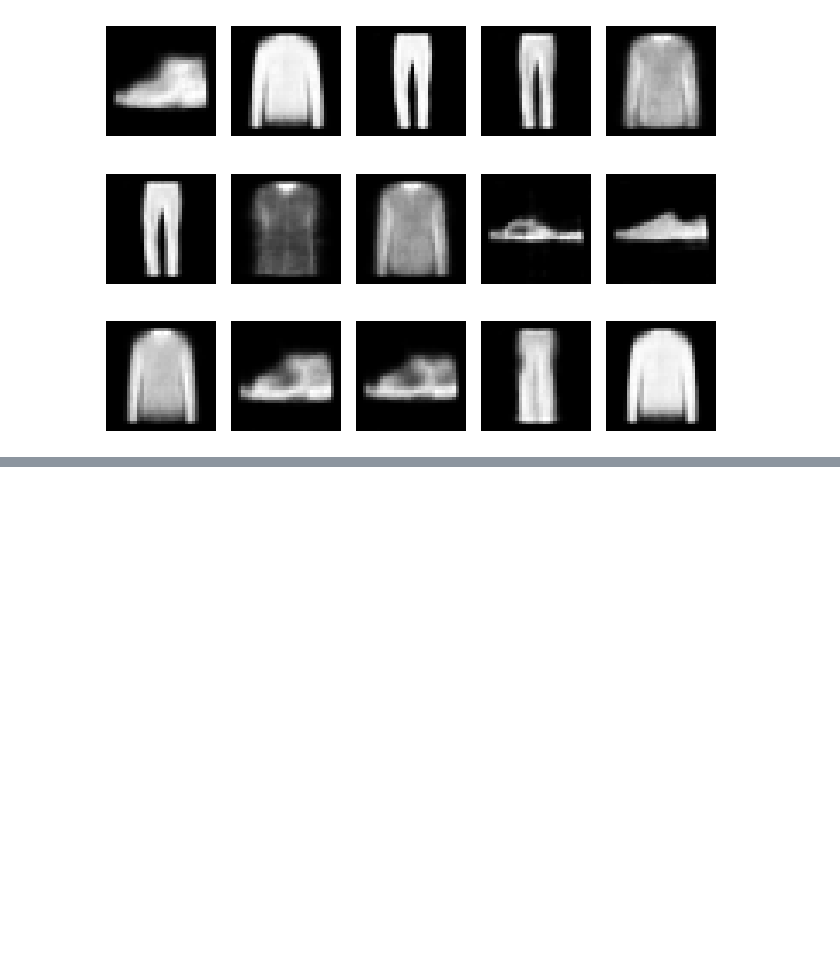
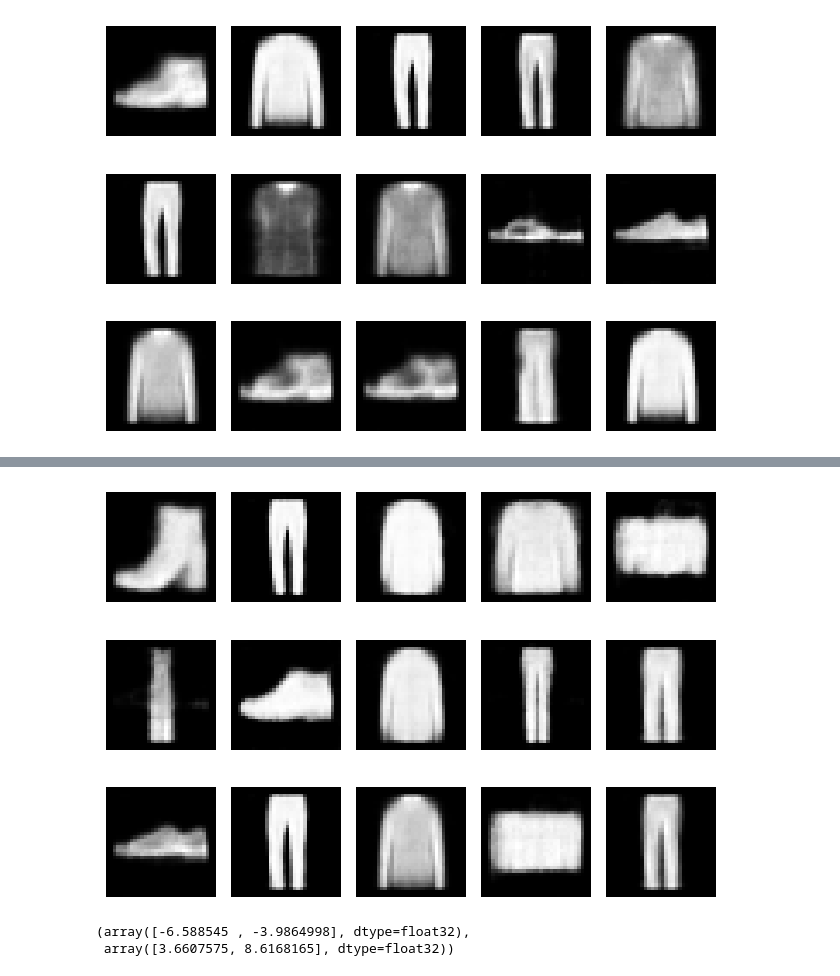
Before and after one commit to NastyaStrashnova/GenAITests, a Jupyter notebook: Autoencoder 1.0.ipynb, the cells around one changed output, grey strips where cells are left out. Saved outputs shown, nothing was run; the diff lists cells and outputs as text; code cells hidden in the pictures; blank space fills up the shorter version.

```diff
--- a/Autoencoder 1.0.ipynb
+++ b/Autoencoder 1.0.ipynb
@@ -242,0 +262,4 @@ plt.show()
+# %%
+mins, maxs = np.min(embeddings, axis=0), np.max(embeddings, axis=0)
+sample = np.random.uniform(mins, maxs, size=(15, 2))
+reconstructions = decoder.predict(sample)
@@ -242,0 +268,15 @@ plt.show()
+# %%
+for i in range(15):
+    plt.subplot(3, 5, i + 1)
+    plt.imshow(reconstructions[i], cmap='gray')
+    plt.axis('off')
+
+plt.tight_layout()
+plt.show()
+# %% [output]
+[figure, added]
+# %%
+np.min(embeddings, axis=0), np.max(embeddings, axis=0)
+# %% [output]
+(array([-6.588545 , -3.9864998], dtype=float32),
+ array([3.6607575, 8.6168165], dtype=float32))
```
Also changed, not shown: parts of 5 cells of this notebook.
